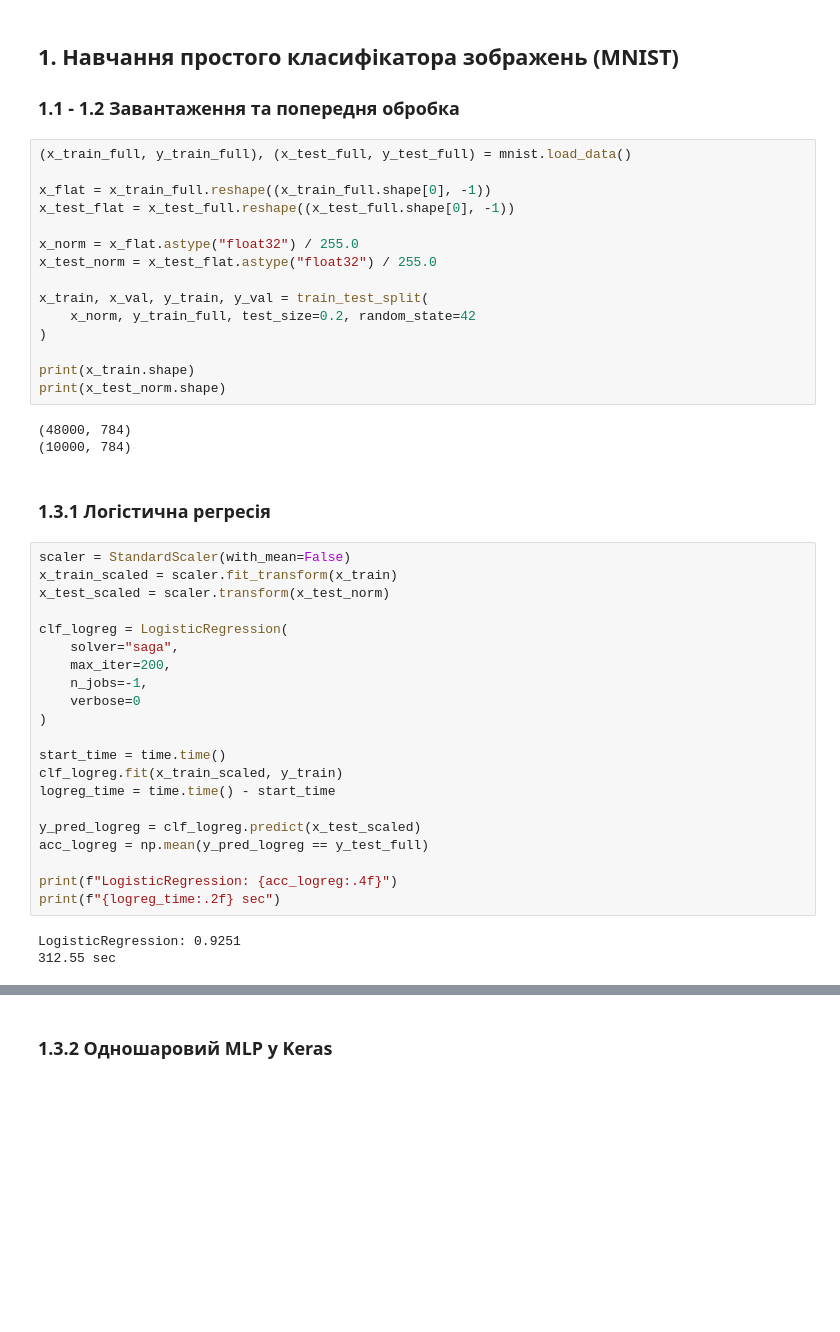
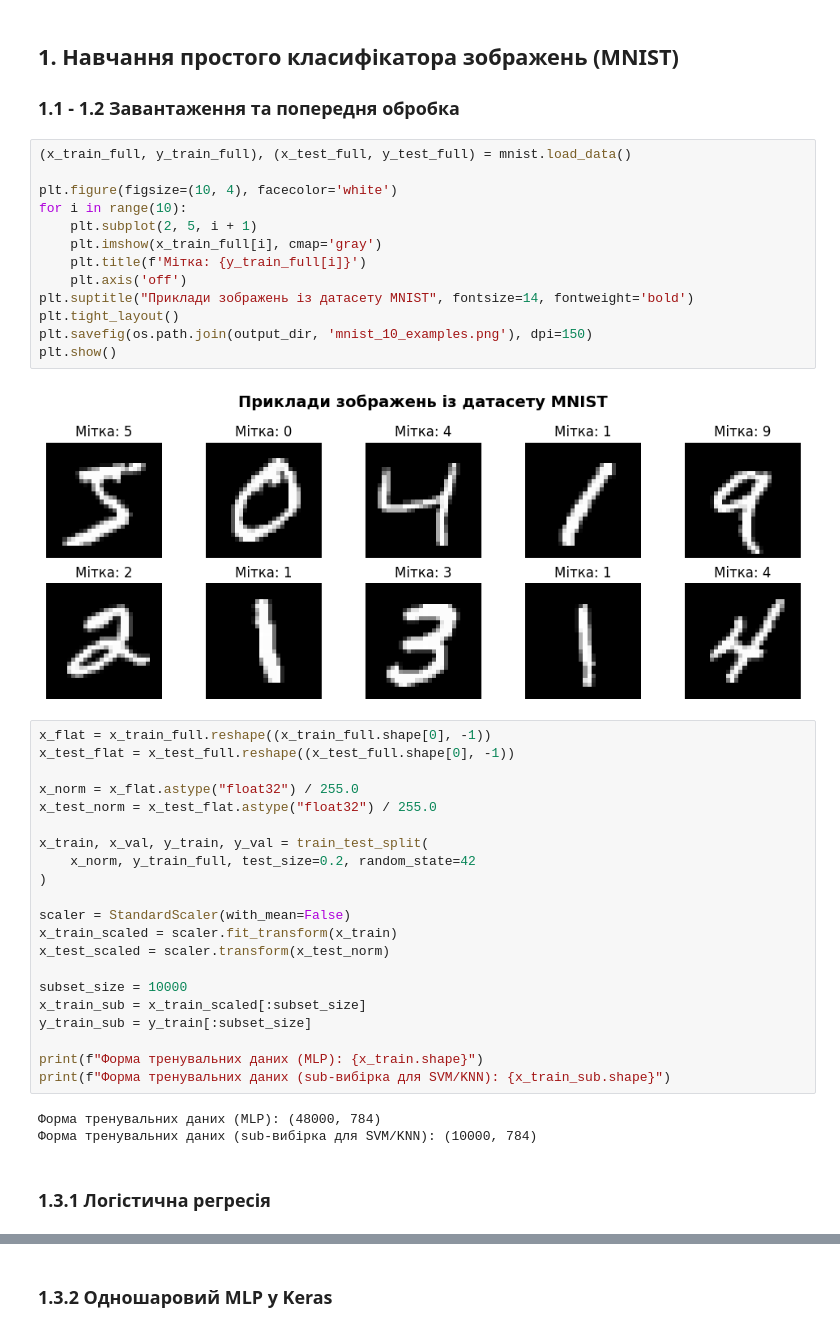
Before and after one commit to Karoshi-man/CV, a Jupyter notebook: lab2/lab2.ipynb, the cells around one changed output, grey strips where cells are left out. Saved outputs shown, nothing was run; the diff lists cells and outputs as text; blank space fills up the shorter version.

```diff
--- a/lab2/lab2.ipynb
+++ b/lab2/lab2.ipynb
@@ -28,9 +29,22 @@ os.makedirs(output_dir, exist_ok=True)
 # %% [markdown]
 ## 1. Навчання простого класифікатора зображень (MNIST)
 ### 1.1 - 1.2 Завантаження та попередня обробка
+# %%
+(x_train_full, y_train_full), (x_test_full, y_test_full) = mnist.load_data()
+
+plt.figure(figsize=(10, 4), facecolor='white')
+for i in range(10):
+    plt.subplot(2, 5, i + 1)
+    plt.imshow(x_train_full[i], cmap='gray')
+    plt.title(f'Мітка: {y_train_full[i]}')
+    plt.axis('off')
+plt.suptitle("Приклади зображень із датасету MNIST", fontsize=14, fontweight='bold')
+plt.tight_layout()
+plt.savefig(os.path.join(output_dir, 'mnist_10_examples.png'), dpi=150)
+plt.show()
+# %% [output]
+[figure, added]
 # %%
-(x_train_full, y_train_full), (x_test_full, y_test_full) = mnist.load_data()
-
 x_flat = x_train_full.reshape((x_train_full.shape[0], -1))
 x_test_flat = x_test_full.reshape((x_test_full.shape[0], -1))
 
@@ -41,34 +55,18 @@ x_train, x_val, y_train, y_val = train_test_split(
     x_norm, y_train_full, test_size=0.2, random_state=42
 )
 
-print(x_train.shape)
-print(x_test_norm.shape)
+scaler = StandardScaler(with_mean=False)
+x_train_scaled = scaler.fit_transform(x_train)
+x_test_scaled = scaler.transform(x_test_norm)
+
+subset_size = 10000
+x_train_sub = x_train_scaled[:subset_size]
+y_train_sub = y_train[:subset_size]
+
+print(f"Форма тренувальних даних (MLP): {x_train.shape}")
+print(f"Форма тренувальних даних (sub-вибірка для SVM/KNN): {x_train_sub.shape}")
 # %% [output]
-(48000, 784)
-(10000, 784)
+Форма тренувальних даних (MLP): (48000, 784)
+Форма тренувальних даних (sub-вибірка для SVM/KNN): (10000, 784)
 # %% [markdown]
 ### 1.3.1 Логістична регресія
-# %%
-scaler = StandardScaler(with_mean=False)
-x_train_scaled = scaler.fit_transform(x_train)
-x_test_scaled = scaler.transform(x_test_norm)
-
-clf_logreg = LogisticRegression(
-    solver="saga",
-    max_iter=200,
-    n_jobs=-1,
-    verbose=0
-)
-
-start_time = time.time()
-clf_logreg.fit(x_train_scaled, y_train)
-logreg_time = time.time() - start_time
-
-y_pred_logreg = clf_logreg.predict(x_test_scaled)
-acc_logreg = np.mean(y_pred_logreg == y_test_full)
-
-print(f"LogisticRegression: {acc_logreg:.4f}")
-print(f"{logreg_time:.2f} sec")
-# %% [output]
-LogisticRegression: 0.9251
-312.55 sec
```
Also changed, not shown: parts of 27 cells of this notebook, 41 other files.
